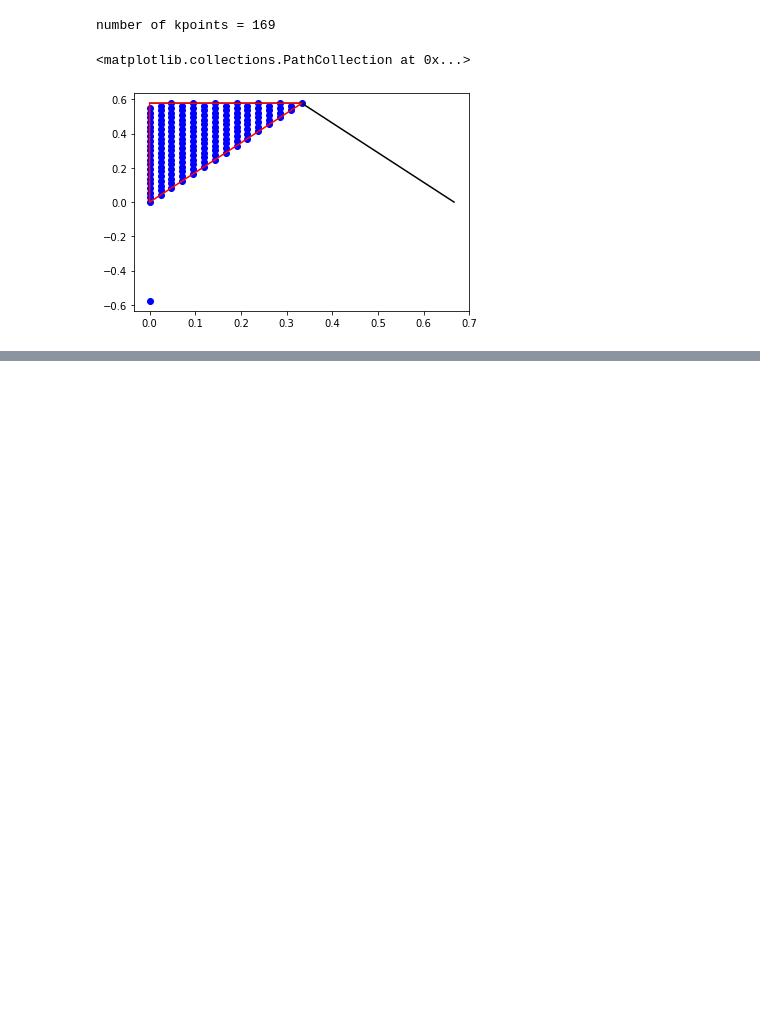
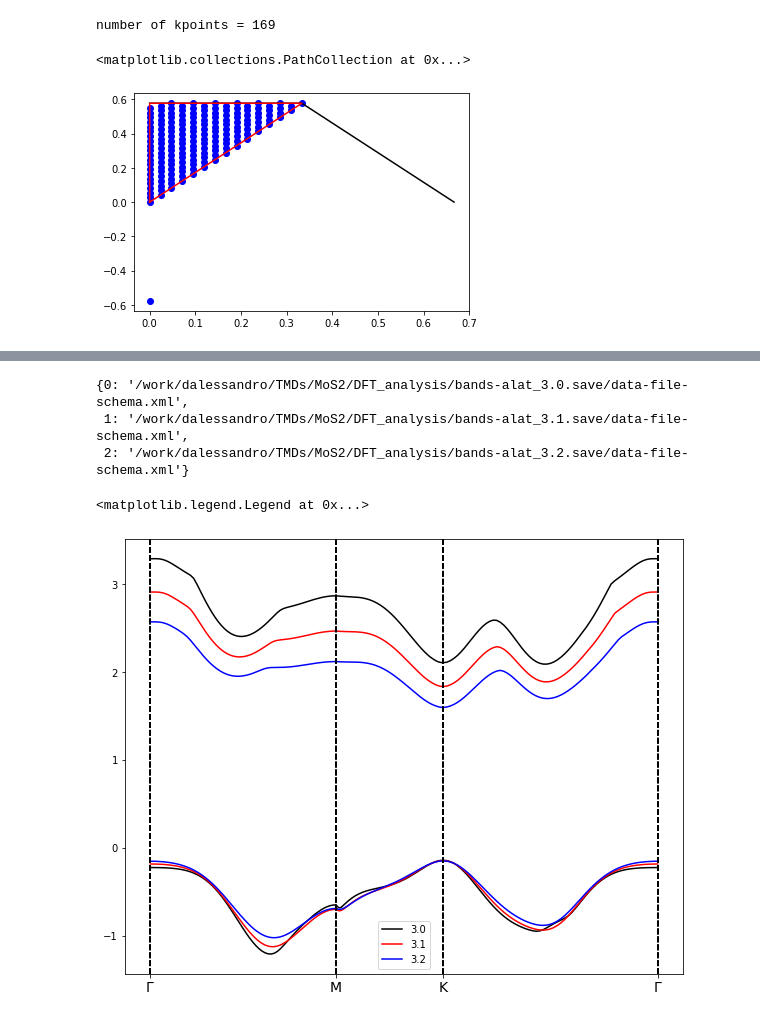
Before and after one commit to marcodalessandro76/MoS2, a Jupyter notebook: DFT_Analysis.ipynb, the cells around one changed output, grey strips where cells are left out. Saved outputs shown, nothing was run; the diff lists cells and outputs as text; code cells hidden in the pictures; blank space fills up the shorter version.

```diff
--- a/DFT_Analysis.ipynb
+++ b/DFT_Analysis.ipynb
@@ -674,0 +800,8 @@ number of kpoints = 169
+# %%
+G = [0.,0.,0.]
+Kp = [1./3.,1./np.sqrt(3),0.]
+Mp = [0.,1./np.sqrt(3),0.]
+high_sym = {'G':G,'K':Kp,'M':Mp} # useful to label the high-sym point on the path
+# %%
+klist = Tools.build_pw_kpath(G,Mp,Kp,G,numstep=60)
+klist
@@ -674,0 +813,12 @@ number of kpoints = 169
+# %%
+inp.set_bands(30,force_symmorphic=True,conv_thr=1e-6)
+inp.set_kpoints(type='tpiba_b',klist=klist)
+
+study = D.Dataset(run_dir=run_dir,num_tasks=2)
+
+for a_ang in alat_values:
+    a = a_ang/U.Constants.Bohr_to_Angstrom
+    inp.set_lattice(ibrav=4,celldm1=a,celldm3=c/a)
+    idd = 'bands-alat_%s'%a_ang
+    inp.set_prefix(D.name_from_id(idd))
+    study.append_run(id=idd,input=inp,runner=code,source_dir='DFT_analysis/gs-alat_%s.save'%a_ang)
@@ -674,0 +829,2 @@ number of kpoints = 169
+# %%
+results = study.run()
@@ -674,0 +845,19 @@ number of kpoints = 169
+# %%
+results
+# %% [output]
+{0: '/work/dalessandro/TMDs/MoS2/DFT_analysis/bands-alat_3.0.save/data-file-schema.xml',
+ 1: '/work/dalessandro/TMDs/MoS2/DFT_analysis/bands-alat_3.1.save/data-file-schema.xml',
+ 2: '/work/dalessandro/TMDs/MoS2/DFT_analysis/bands-alat_3.2.save/data-file-schema.xml'}
+# %%
+label_size = 20
+fig, ax = plt.subplots(figsize=(10, 8))
+colors = {3.0:'black', 3.1:'red', 3.2:'blue'}
+
+for ind,a in enumerate(alat_values):
+    bands = U.BandStructure.from_Pw(results[ind],high_sym)
+    bands.plot(plt,selection=[24],c=colors[a],label=a)
+    bands.plot(plt,selection=[26],c=colors[a])
+plt.legend()
+# %% [output]
+<matplotlib.legend.Legend at 0x...>
+[figure, added]
```
Also changed, not shown: parts of 23 cells of this notebook, 2 other files.
